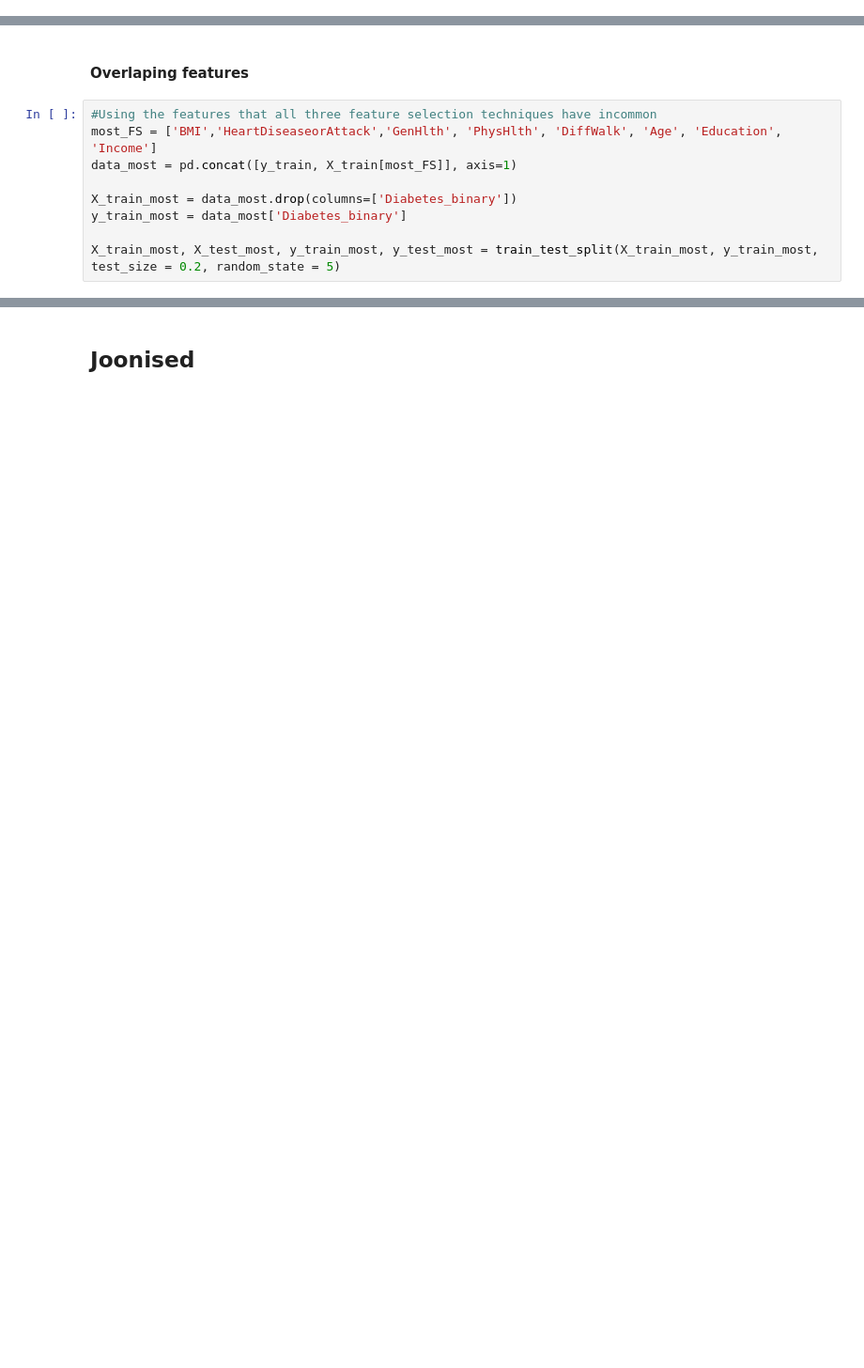
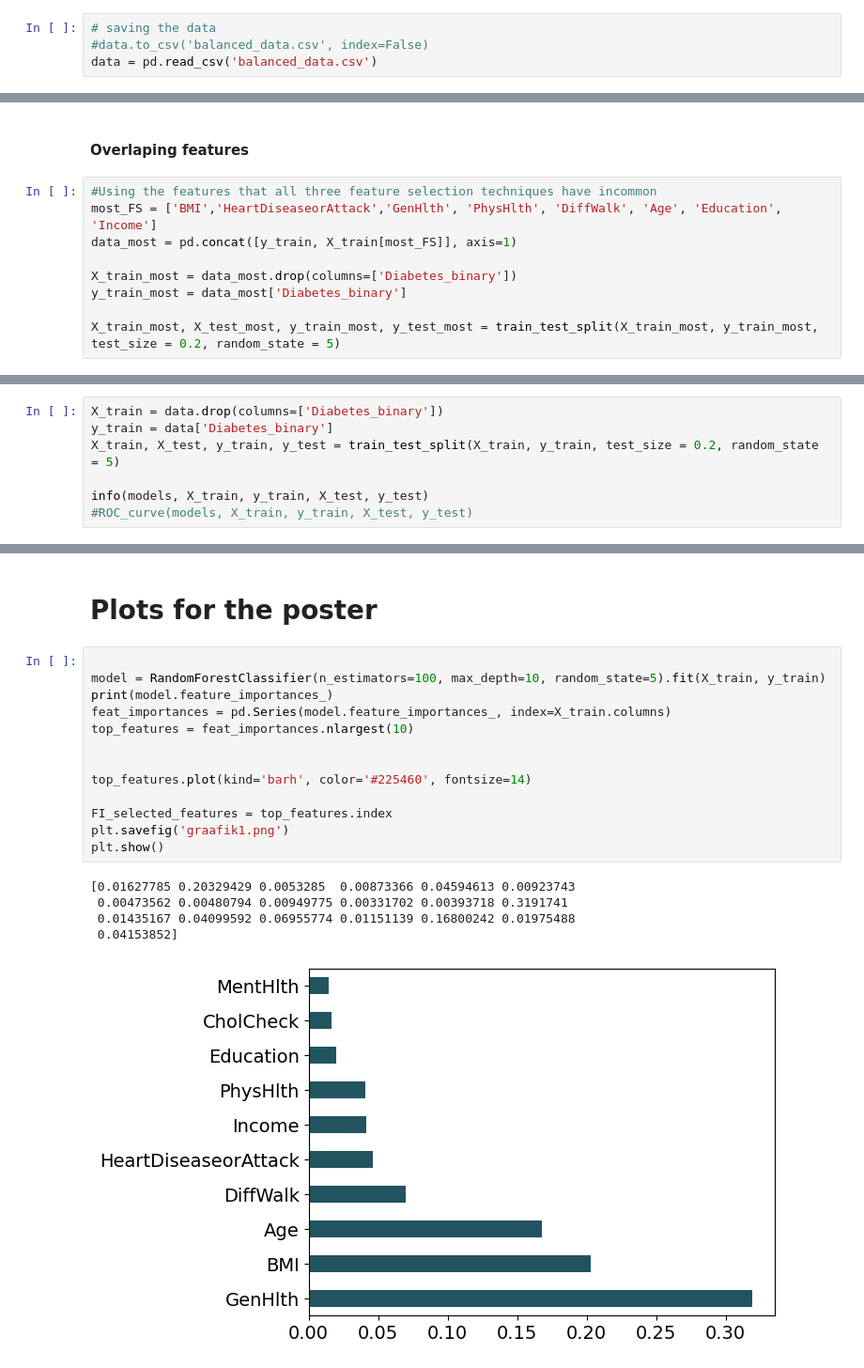
Before and after one commit to KristinaKatarina/ID2023, a Jupyter notebook: Projekt.ipynb, the cells around one changed output, grey strips where cells are left out. Shown at 94% size. Drawn from its saved outputs; the diff is of its cells as text; blank space fills up the shorter version.

Commit message:
Plots for the poster

```diff
--- a/Projekt.ipynb
+++ b/Projekt.ipynb
@@ -515,3 +508,7 @@ Please also refer to the documentation for alternative solver options:
+# %%
+# saving the data
+#data.to_csv('balanced_data.csv', index=False)
+data = pd.read_csv('balanced_data.csv')
 # %%
 # We can see that now the data is balanced
 diabetes_counts = data['Diabetes_binary'].value_counts()
@@ -789,0 +790,7 @@ weighted avg       0.65      0.65      0.65     11311
+# %%
+X_train = data.drop(columns=['Diabetes_binary'])
+y_train = data['Diabetes_binary']
+X_train, X_test, y_train, y_test = train_test_split(X_train, y_train, test_size = 0.2, random_state = 5)
+
+info(models, X_train, y_train, X_test, y_test)
+#ROC_curve(models, X_train, y_train, X_test, y_test)
@@ -790,2 +822,21 @@ weighted avg       0.65      0.65      0.65     11311
 # %% [markdown]
-## Joonised
+# Plots for the poster
+# %%
+
+model = RandomForestClassifier(n_estimators=100, max_depth=10, random_state=5).fit(X_train, y_train)
+print(model.feature_importances_)
+feat_importances = pd.Series(model.feature_importances_, index=X_train.columns)
+top_features = feat_importances.nlargest(10)
+
+
+top_features.plot(kind='barh', color='#225460', fontsize=14)
+
+FI_selected_features = top_features.index
+plt.savefig('graafik1.png')
+plt.show()
+# %% [output]
+[0.01627785 0.20329429 0.0053285  0.00873366 0.04594613 0.00923743
+ 0.00473562 0.00480794 0.00949775 0.00331702 0.00393718 0.3191741
+ 0.01435167 0.04099592 0.06955774 0.01151139 0.16800242 0.01975488
+ 0.04153852]
+[figure, added]
```
Also changed, not shown: parts of 15 cells of this notebook.
